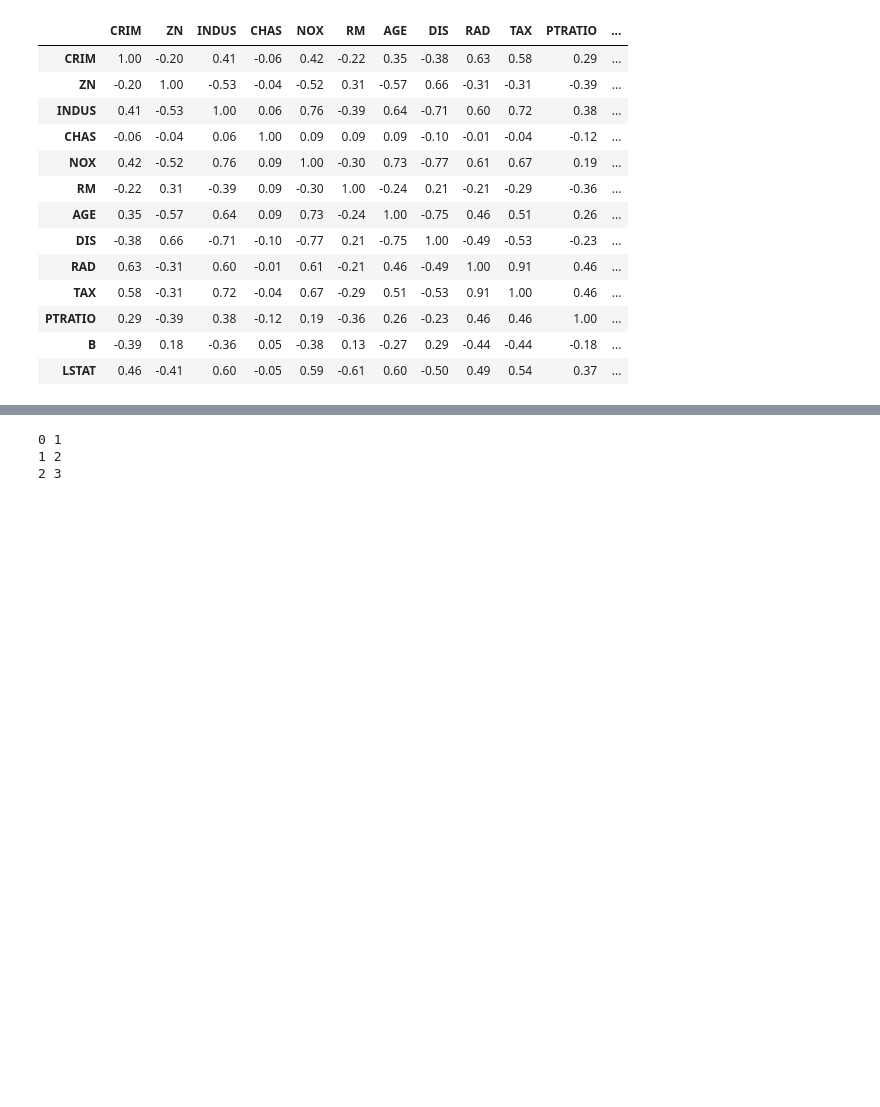
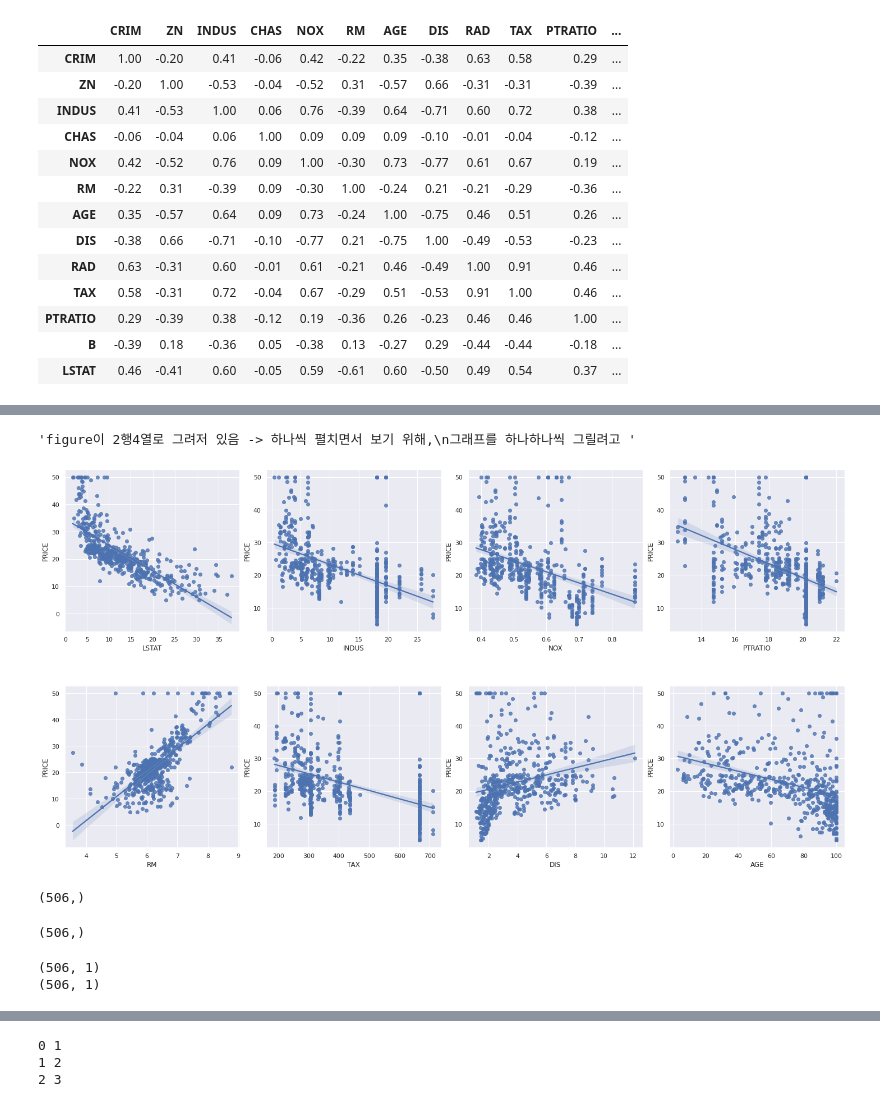
Before and after one commit to heejjj/Health_Bio_AI, a Jupyter notebook: ML_scikit_learn_0320_Stochastic_grdient_descent.ipynb, the cells around one changed output, grey strips where cells are left out. Drawn from its saved outputs; the diff is of its cells as text; code cells hidden in the pictures; blank space fills up the shorter version.

```diff
--- a/ML_scikit_learn_0320_Stochastic_grdient_descent.ipynb
+++ b/ML_scikit_learn_0320_Stochastic_grdient_descent.ipynb
@@ -754,0 +811,52 @@ correlation_matrix
+# %%
+# reg plot(regression plot) -> subplots로 그림
+# 각 그래프를, subplot과 , subplots 둘 다 그릴 수 있어야 함
+
+
+column_sels = ['LSTAT', 'INDUS', 'NOX', 'PTRATIO', 'RM', 'TAX', 'DIS', 'AGE']
+x = bos.loc[:, column_sels]
+y = bos['PRICE']
+fig, axs = plt.subplots(ncols =4, nrows=2, figsize=(20,10))
+index = 0
+axs = axs.flatten()
+for i, k in enumerate(column_sels):
+  sns.regplot(y= y, x=x[k], ax=axs[i])
+plt.tight_layout(pad=0.4, w_pad = 0.5, h_pad=5.0)
+
+#axs.flattern()으로 펼친 이유? -> 하나씩 보기 위해서
+"""figure이 2행4열로 그려저 있음 -> 하나씩 펼치면서 보기 위해,
+그래프를 하나하나씩 그릴려고 """
+
+#직선을 그었는데, confident interval(그라데이션 부분)
+# %% [output]
+'figure이 2행4열로 그려저 있음 -> 하나씩 펼치면서 보기 위해,\n그래프를 하나하나씩 그릴려고 '
+[figure, added]
+# %%
+bos.RM.shape
+# %% [output]
+(506,)
+# %%
+bos.PRICE.shape #target이 가변공간
+
+
+#그대로 predict하면 안됨, 컴마의 공간을 1열로 만들어야 함 -> reshape을 통해 변경 필요
+
+#scikit-learn은 반드시 1열인 "벡터"임을 명시해 줘야함  2차원 이상은 안들어감
+#2차원 이상은 이미지-> 딥러닝으로 들어가야함
+# %% [output]
+(506,)
+# %%
+X_rooms = bos.RM
+y_price = bos.PRICE
+
+X_rooms = np.array(X_rooms).reshape(-1,1)
+y_price = np.array(y_price).reshape(-1,1)
+
+#현재 코드에서 reshape을 대체 할 수 있는 함수를 하나 제시하세요
+#답: flatten? 해도 (506,)으로 나옴 ㅎㅎㅎ
+
+print(X_rooms.shape)
+print(y_price.shape)
+# %% [output]
+(506, 1)
+(506, 1)
```
Also changed, not shown: parts of 37 cells of this notebook.
